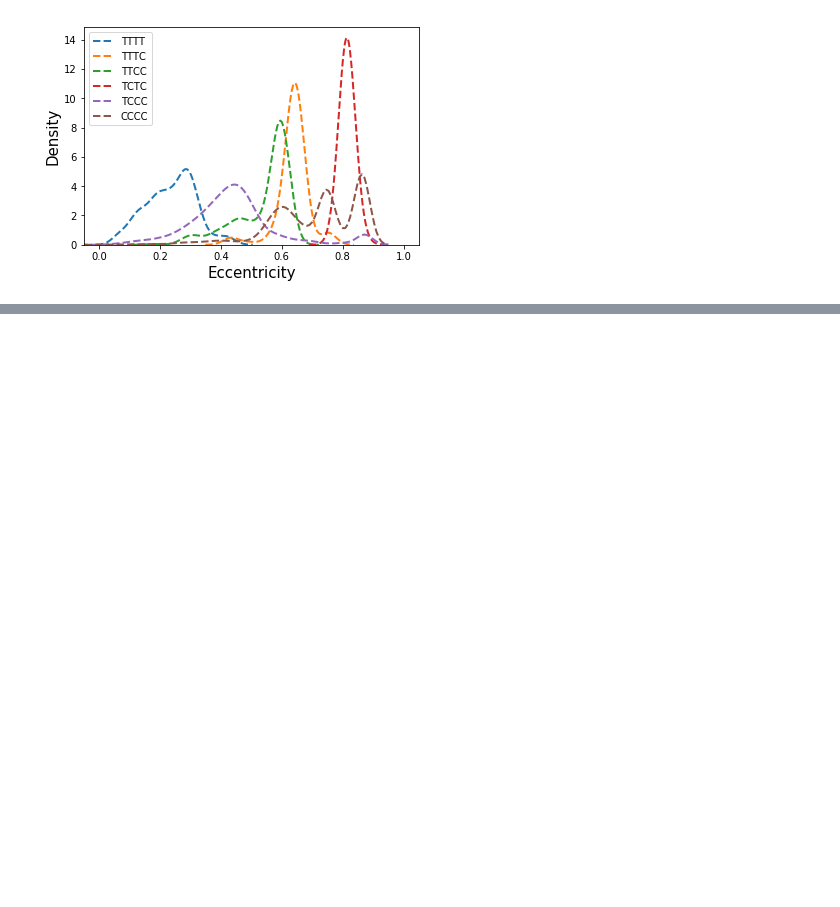
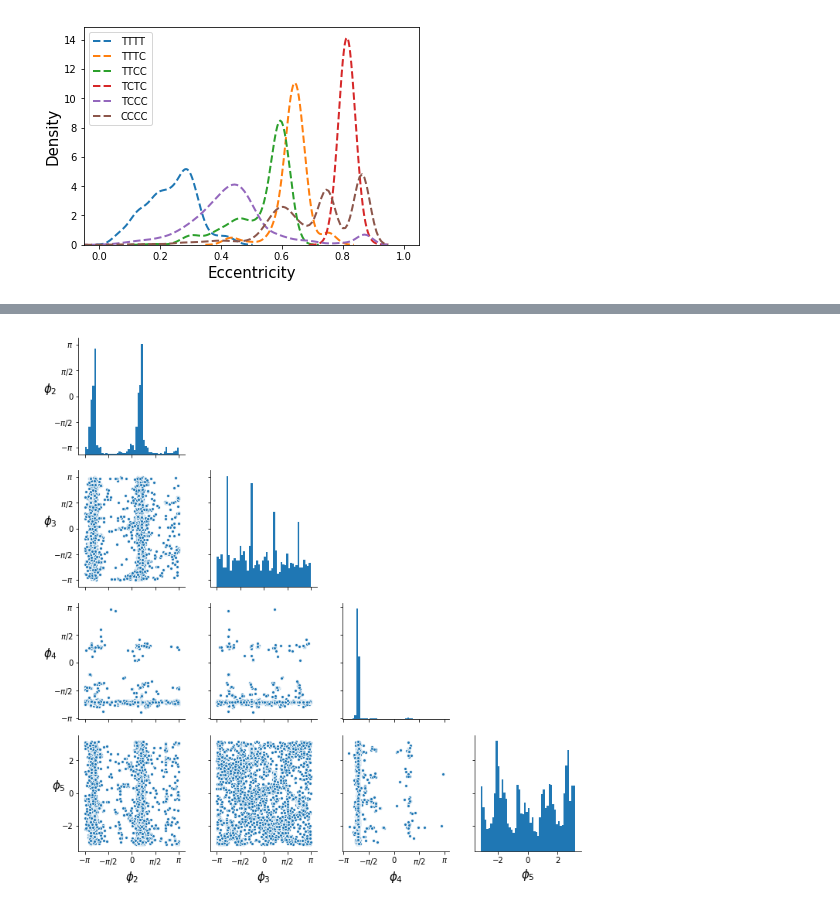
Before and after one commit to lucianlschan/RING, a Jupyter notebook: CTPs Analysis.ipynb, the cells around one changed output, grey strips where cells are left out. Drawn from its saved outputs; the diff is of its cells as text; code cells hidden in the pictures; blank space fills up the shorter version.

```diff
--- a/CTPs Analysis.ipynb
+++ b/CTPs Analysis.ipynb
@@ -108,7 +108,3 @@ tctc_frame = data.iloc[tctc,:]
 ttcc_frame = data.iloc[ttcc,:]
 tttc_frame = data.iloc[tttc,:]
 tttt_frame = data.iloc[tttt,:]
-# %%
-g1 = sns.pairplot(ccct_frame[["phi2","phi3","phi4","phi5"]],diag_kws=dict(bins=50), plot_kws=dict(s=10))
-for i, j in zip(*np.triu_indices_from(g.axes, 1)):
-    g1.axes[i, j].set_visible(False)
@@ -117,4 +110,0 @@ for i, j in zip(*np.triu_indices_from(g.axes, 1)):
-# %%
-g1 = sns.pairplot(ttcc_frame[["phi2","phi3","phi4","phi5"]],diag_kws=dict(bins=50))
-for i, j in zip(*np.triu_indices_from(g.axes, 1)):
-    g1.axes[i, j].set_visible(False)
@@ -123,4 +110,0 @@ for i, j in zip(*np.triu_indices_from(g.axes, 1)):
-# %%
-g1 = sns.pairplot(tttc_frame[["phi2","phi3","phi4","phi5"]],diag_kws=dict(bins=30))
-for i, j in zip(*np.triu_indices_from(g.axes, 1)):
-    g1.axes[i, j].set_visible(False)
@@ -138,9 +110,0 @@ ttcc_alpha.columns = [r"$\alpha_{1}$",r"$\alpha_{2}$",r"$\alpha_{3}$",r"$\alpha_
-# %%
-g1 = sns.pairplot(tctc_alpha,diag_kws=dict(bins=50))
-g2 = sns.pairplot(tttt_alpha,diag_kws=dict(bins=30))
-g3 = sns.pairplot(ttcc_alpha,diag_kws=dict(bins=30))
-for i, j in zip(*np.triu_indices_from(g.axes, 1)):
-    g1.axes[i, j].set_visible(False)
-    g2.axes[i, j].set_visible(False)
-    g3.axes[i, j].set_visible(False)
-plt.show()
@@ -154,0 +111,25 @@ plt.show()
+# %%
+g0 = sns.pairplot(cccc_frame[["phi2","phi3","phi4","phi5"]],diag_kws=dict(bins=50), plot_kws=dict(s=15))
+for i, j in zip(*np.triu_indices_from(g0.axes, 1)):
+    g0.axes[i, j].set_visible(False)
+
+for i in range(0,3):
+    g0.axes[i, 0].set_yticks([-np.pi,-np.pi/2,0,np.pi/2,np.pi])
+    g0.axes[i, 0].set_yticklabels([r"$-\pi$",r"$-\pi/2$","0",r"$\pi/2$", r"$\pi$"])
+
+for i in range(0,3):
+    g0.axes[3, i].set_xticks([-np.pi,-np.pi/2,0,np.pi/2,np.pi])
+    g0.axes[3, i].set_xticklabels([r"$-\pi$",r"$-\pi/2$","0",r"$\pi/2$", r"$\pi$"])
+
+g0.axes[0,0].set_ylabel(r"$\phi_{2}$", rotation=0, size=15)
+g0.axes[1,0].set_ylabel(r"$\phi_{3}$", rotation=0, size=15)
+g0.axes[2,0].set_ylabel(r"$\phi_{4}$", rotation=0, size=15)
+g0.axes[3,0].set_ylabel(r"$\phi_{5}$", rotation=0, size=15)
+g0.axes[3,0].set_xlabel(r"$\phi_{2}$", rotation=0, size=15)
+g0.axes[3,1].set_xlabel(r"$\phi_{3}$", rotation=0, size=15)
+g0.axes[3,2].set_xlabel(r"$\phi_{4}$", rotation=0, size=15)
+g0.axes[3,3].set_xlabel(r"$\phi_{5}$", rotation=0, size=15)
+plt.savefig("Fig/CTP/cccc_pseudorotation.pdf", dpi=150, bbox_inches="tight")
+plt.show()
+# %% [output]
+[figure, added]
```
Also changed, not shown: parts of 32 cells of this notebook.
